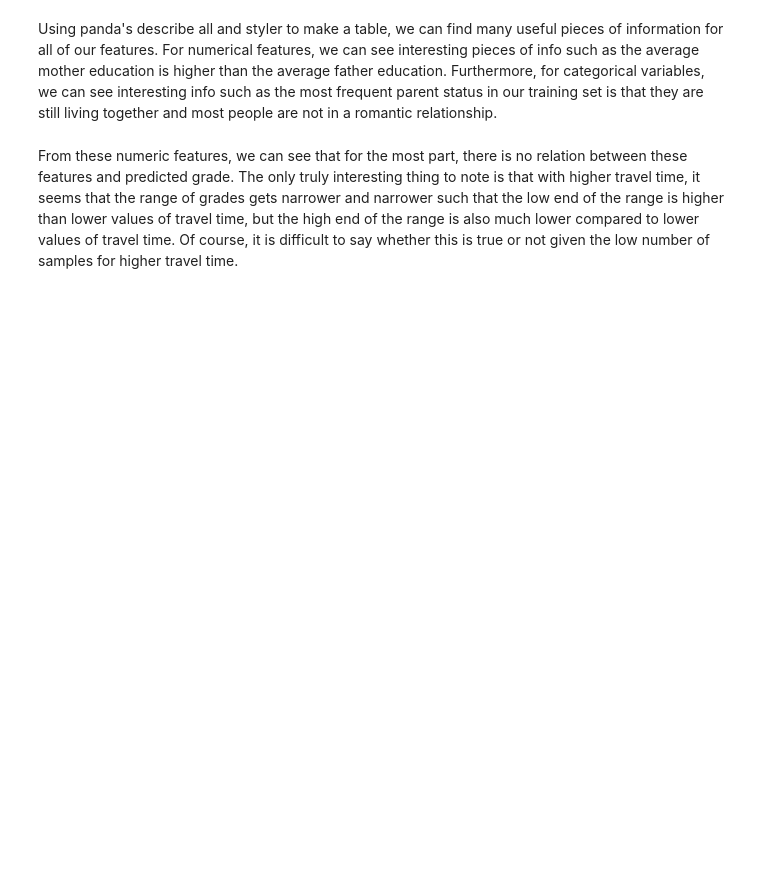
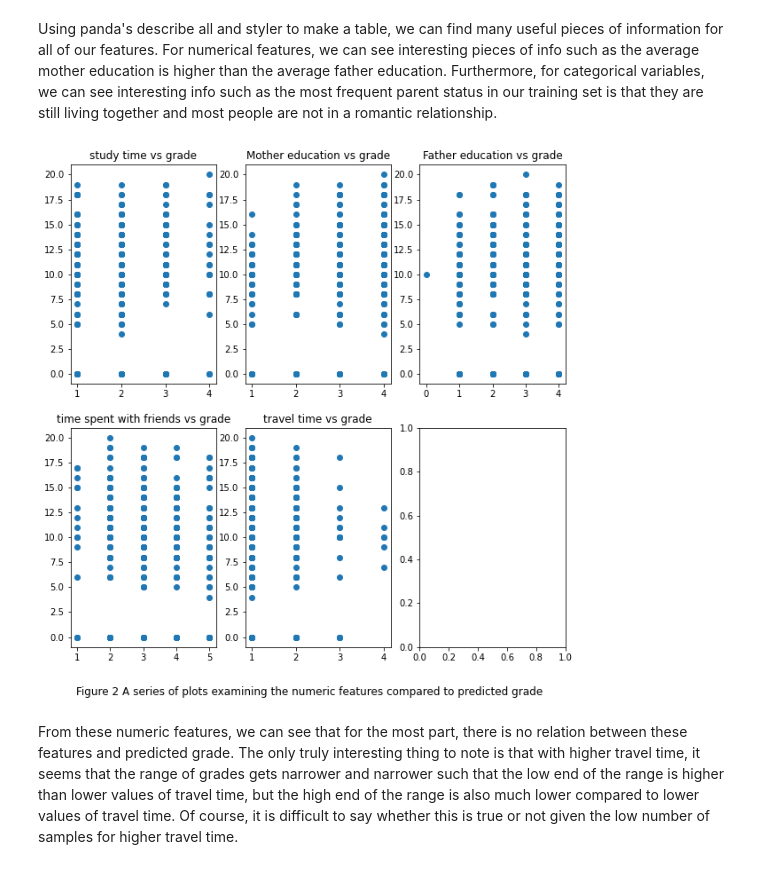
Before and after one commit to DSCI-310/DSCI-310-Group-1, a Jupyter notebook: analysis/StudentPerformance.ipynb, the cells around one changed output. Saved outputs shown, nothing was run; the diff lists cells and outputs as text; code cells hidden in the pictures; blank space fills up the shorter version.

Commit message:
abstract visualization for training sets

```diff
--- a/analysis/StudentPerformance.ipynb
+++ b/analysis/StudentPerformance.ipynb
@@ -90,3 +99,7 @@ plotSquareData.plot_square_data(X_train, y_train, desiredFeatures, titles, txt)
+# %%
+plotfeatures.plot_numeric(X_train, y_train, "path placeholder")
+# %% [output]
+[figure, added]
 # %% [markdown]
 From these numeric features, we can see that for the most part, there is no relation between these features and predicted grade. The only truly interesting thing to note is that with higher travel time, it seems that the range of grades gets narrower and narrower such that the low end of the range is higher than lower values of travel time, but the high end of the range is also much lower compared to lower values of travel time. Of course, it is difficult to say whether this is true or not given the low number of samples for higher travel time.
 # %%
```
Also changed, not shown: parts of 9 cells of this notebook, 3 other files.
